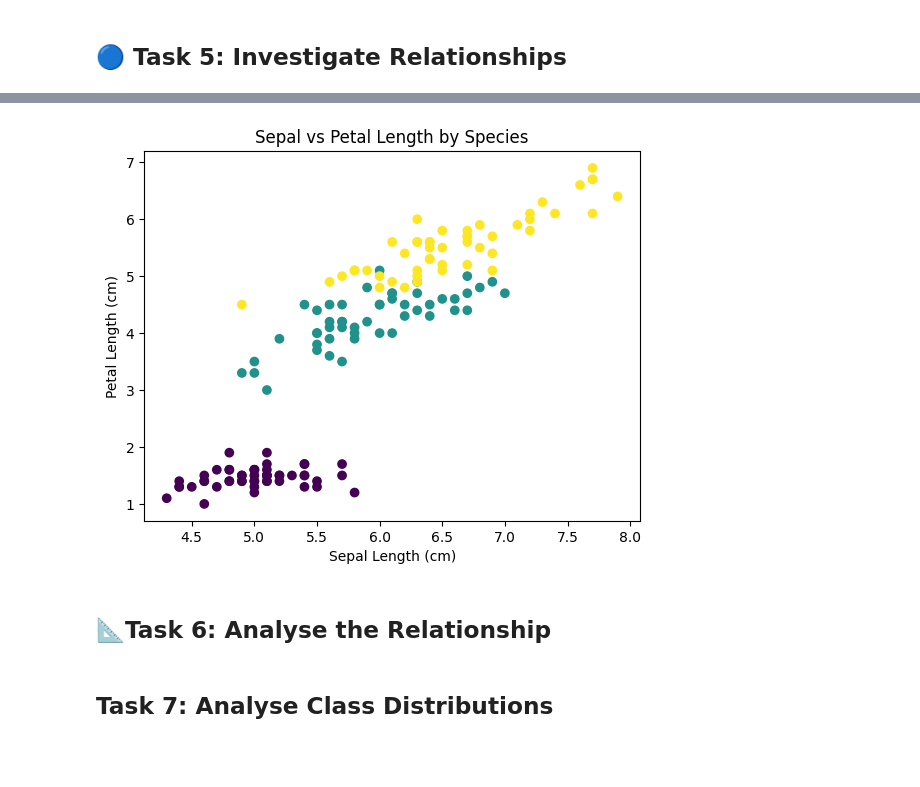
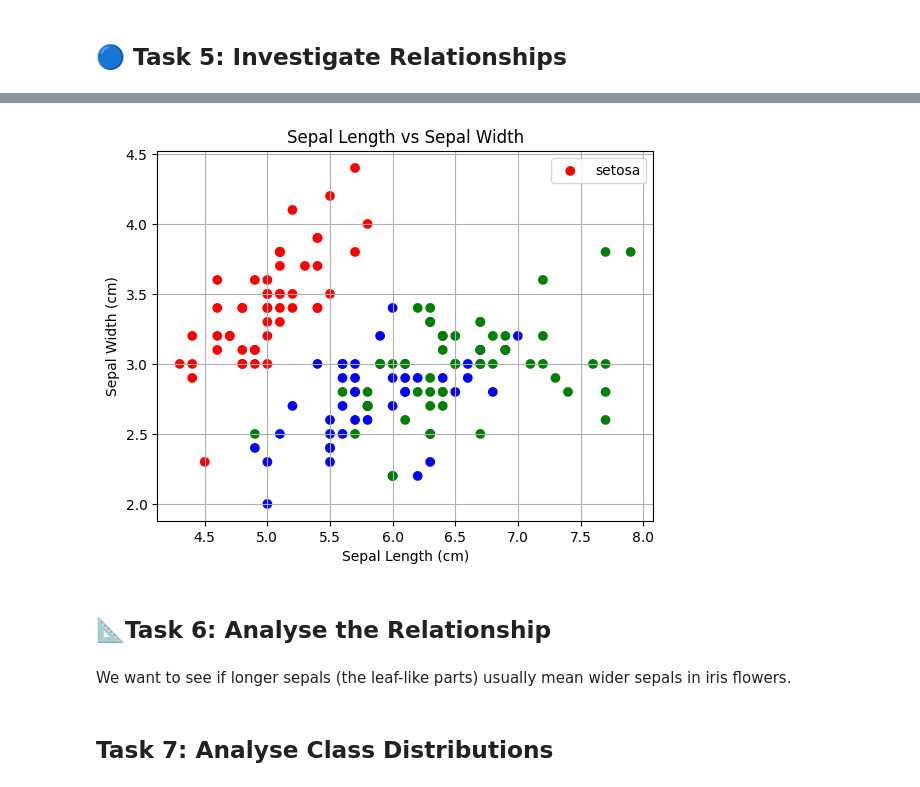
Before and after one commit to marianemcgrath/principles_of_da, a Jupyter notebook: tasks.ipynb, the cells around one changed output, grey strips where cells are left out. Drawn from its saved outputs; the diff is of its cells as text; code cells hidden in the pictures; blank space fills up the shorter version.

```diff
--- a/tasks.ipynb
+++ b/tasks.ipynb
@@ -160,15 +154,29 @@ plt.show()
-# %%
-plt.scatter(iris['sepal_length'], iris['petal_length'], c=iris['species'].astype('category').cat.codes)
-plt.xlabel('Sepal Length (cm)')
-plt.ylabel('Petal Length (cm)')
-plt.title('Sepal vs Petal Length by Species')
-plt.show()
-
-# Show the plot
-plt.show()
-# %% [output]
-[figure, removed]
+# %%
+# We'll visualize the relationships between features
+color_map = {'setosa': 'red', 'versicolor': 'blue', 'virginica': 'green'}
+
+# We'll create a color list based on the target variable using a loop
+colors = [color_map[data.target_names[i]] for i in data.target]
+
+# Then, we create a scatter plot of sepal length vs sepal width
+plt.scatter(df['sepal length (cm)'], df['sepal width (cm)'], c=colors)
+
+# We'll add legend
+plt.legend(data.target_names, title_fontsize='13')
+
+# Lastly, we'll add labels, a title and a grid
+plt.title('Sepal Length vs Sepal Width')
+plt.xlabel('Sepal Length (cm)')
+plt.ylabel('Sepal Width (cm)')
+plt.grid()
+
+# Show the plot
+plt.show()
+# %% [output]
+[figure, added]
 # %% [markdown]
 ## **📐Task 6: Analyse the Relationship**
+# %% [markdown]
+We want to see if longer sepals (the leaf-like parts) usually mean wider sepals in iris flowers.
 # %% [markdown]
 ## Task 7: Analyse Class Distributions
```
Also changed, not shown: parts of 10 cells of this notebook.
